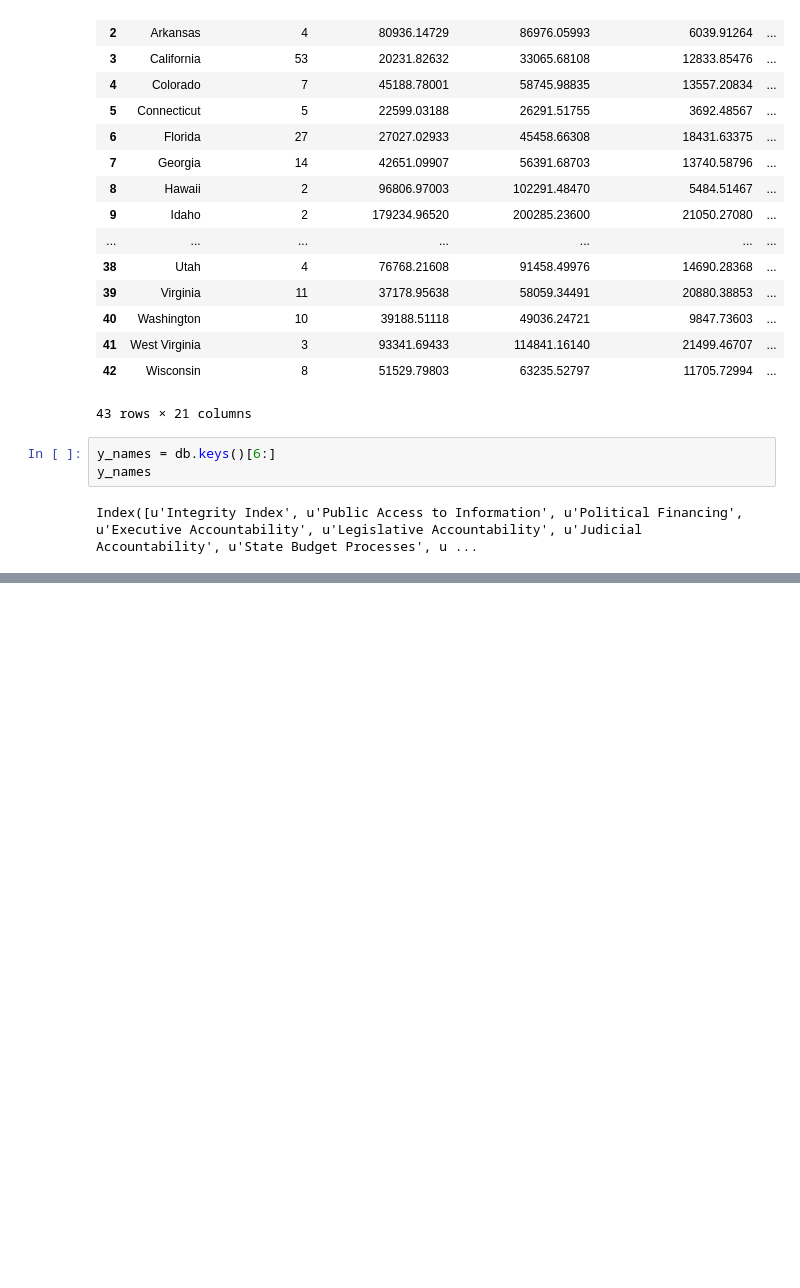
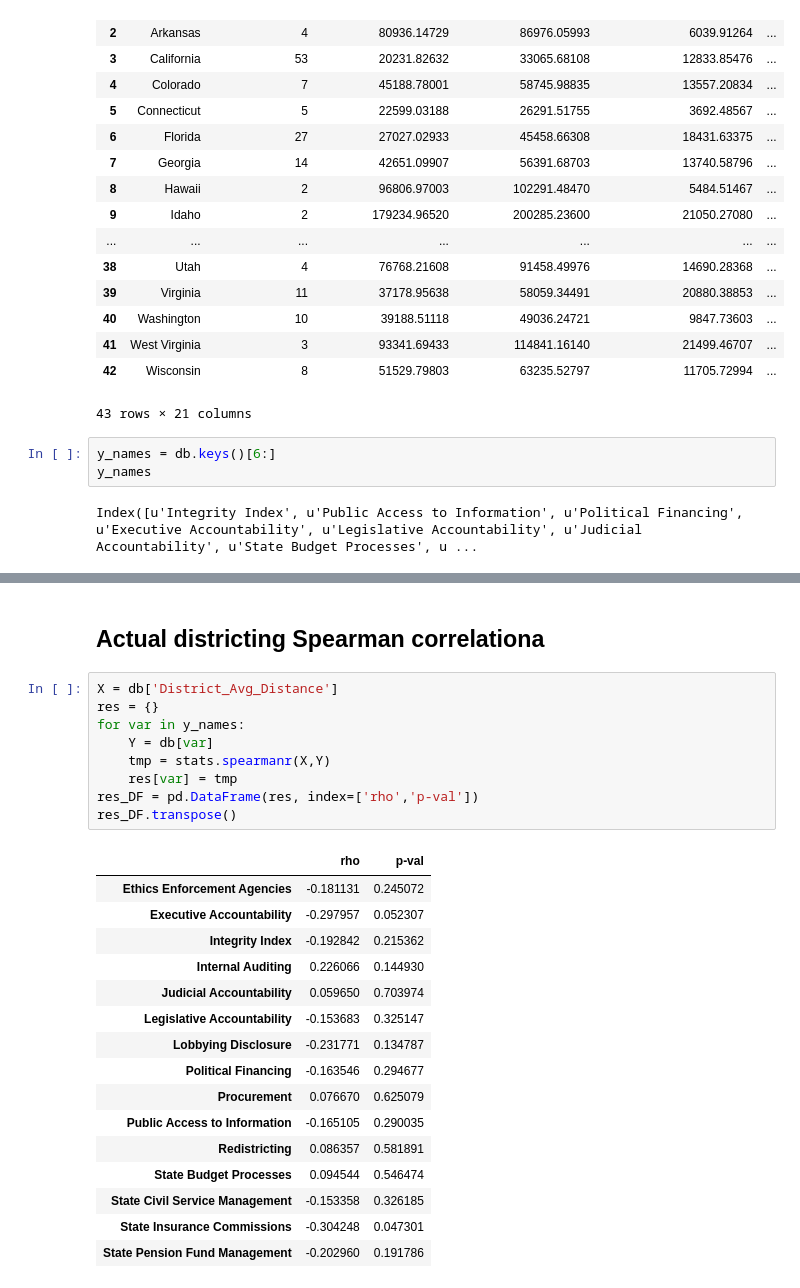
Before and after one commit to franink/Maps, a Jupyter notebook: DataAbalysisReport.ipynb, the cells around one changed output, grey strips where cells are left out. Saved outputs shown, nothing was run; the diff lists cells and outputs as text; blank space fills up the shorter version.

```diff
--- a/DataAbalysisReport.ipynb
+++ b/DataAbalysisReport.ipynb
@@ -101,0 +169,28 @@ res_DF.transpose()
+# %% [markdown]
+## Actual districting Spearman correlationa
+# %%
+X = db['District_Avg_Distance']
+res = {}
+for var in y_names:
+    Y = db[var]
+    tmp = stats.spearmanr(X,Y)
+    res[var] = tmp
+res_DF = pd.DataFrame(res, index=['rho','p-val'])
+res_DF.transpose()
+# %% [output]
+|  | rho | p-val |
+| Ethics Enforcement Agencies | -0.181131 | 0.245072 |
+| Executive Accountability | -0.297957 | 0.052307 |
+| Integrity Index | -0.192842 | 0.215362 |
+| Internal Auditing | 0.226066 | 0.144930 |
+| Judicial Accountability | 0.059650 | 0.703974 |
+| Legislative Accountability | -0.153683 | 0.325147 |
+| Lobbying Disclosure | -0.231771 | 0.134787 |
+| Political Financing | -0.163546 | 0.294677 |
+| Procurement | 0.076670 | 0.625079 |
+| Public Access to Information | -0.165105 | 0.290035 |
+| Redistricting | 0.086357 | 0.581891 |
+| State Budget Processes | 0.094544 | 0.546474 |
+| State Civil Service Management | -0.153358 | 0.326185 |
+| State Insurance Commissions | -0.304248 | 0.047301 |
+| State Pension Fund Management | -0.202960 | 0.191786 |
```
Also changed, not shown: parts of 5 cells of this notebook.
